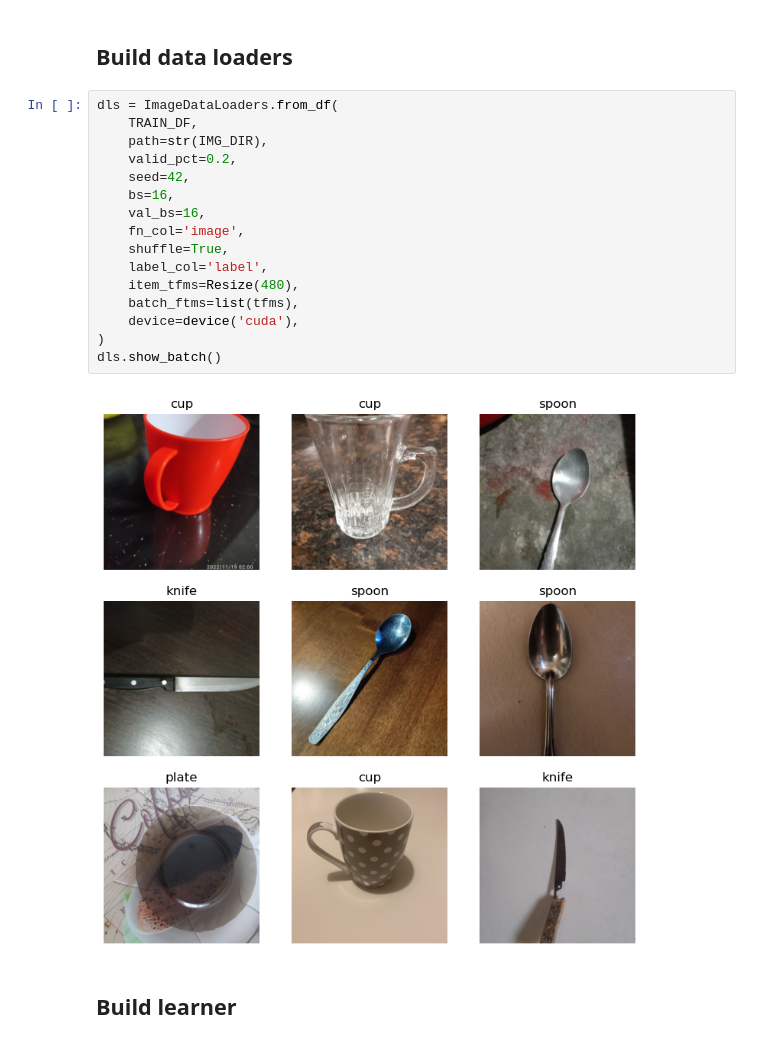
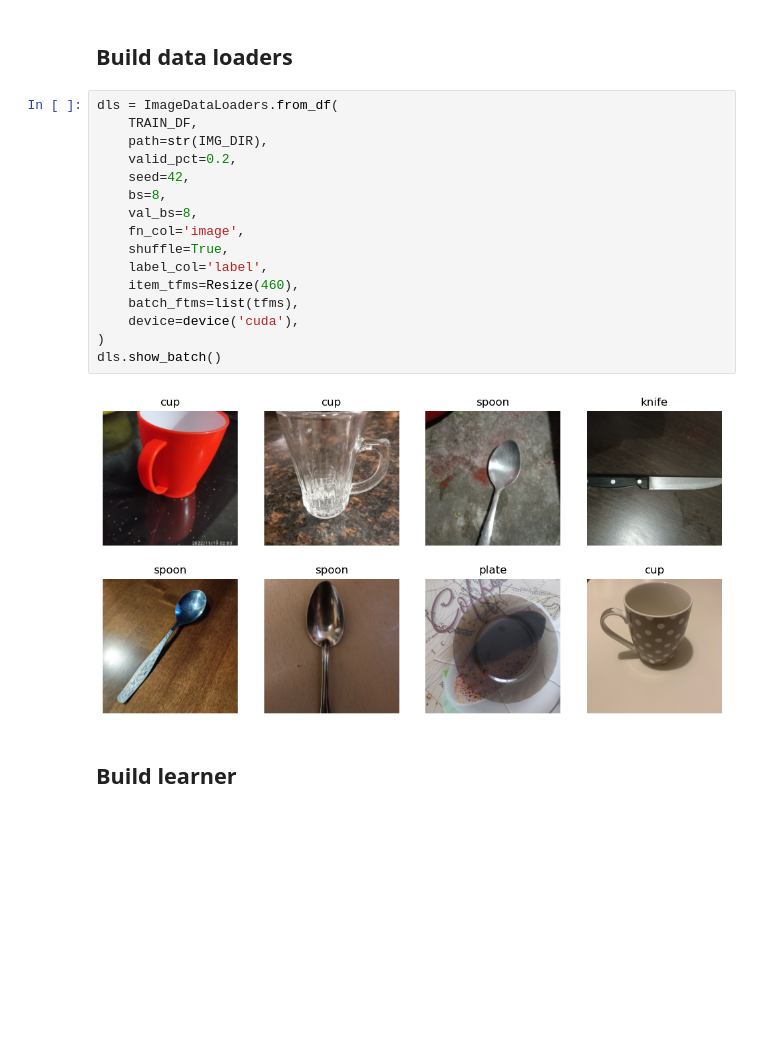
Before and after one commit to clamytoe/kitchenware_classifier, a Jupyter notebook: fastai-classifier.ipynb, the cells around one changed output. Saved outputs shown, nothing was run; the diff lists cells and outputs as text; blank space fills up the shorter version.

```diff
--- a/fastai-classifier.ipynb
+++ b/fastai-classifier.ipynb
@@ -148,21 +149,21 @@ tfms = aug_transforms(
 # %%
 dls = ImageDataLoaders.from_df(
     TRAIN_DF,
     path=str(IMG_DIR),
     valid_pct=0.2,
     seed=42,
-    bs=16,
-    val_bs=16,
+    bs=8,
+    val_bs=8,
     fn_col='image',
     shuffle=True,
     label_col='label',
-    item_tfms=Resize(480),
+    item_tfms=Resize(460),
     batch_ftms=list(tfms),
     device=device('cuda'),
 )
 dls.show_batch()
 # %% [output]
-[figure, old version]
+[figure, new version]
 # %% [markdown]
 ## Build learner
 # %%
```
Also changed, not shown: parts of 16 cells of this notebook.
